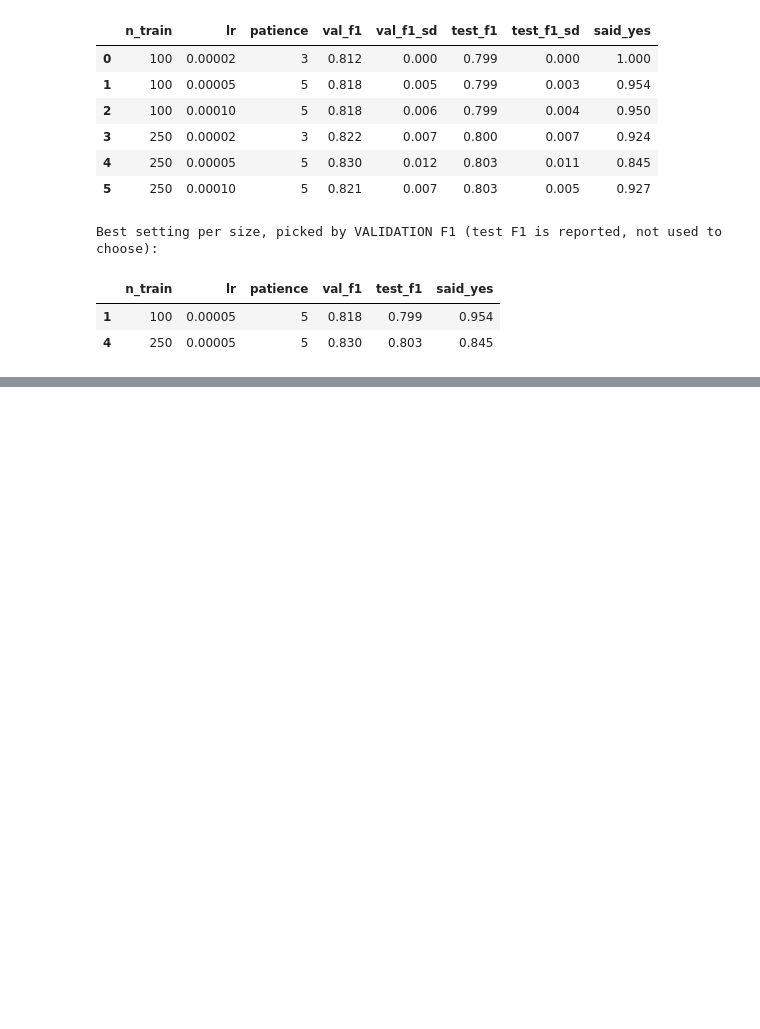
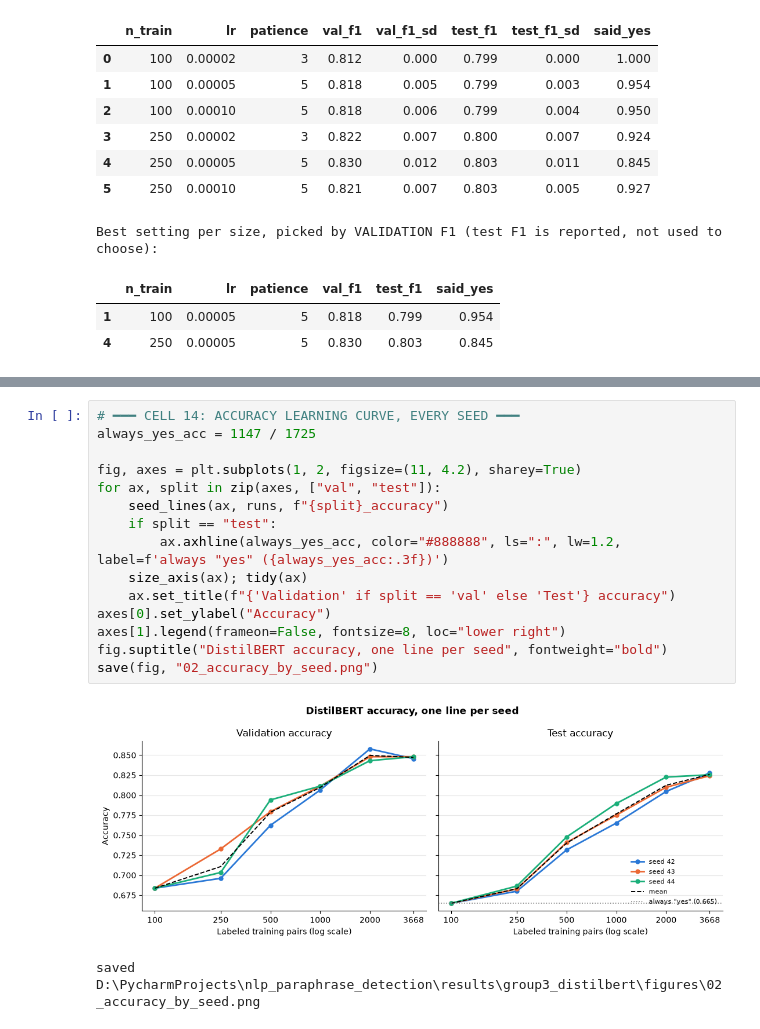
Before and after one commit to freemanchamjames/nlp_paraphrase_detection, a Jupyter notebook: notebooks/04_group3_distilbert.ipynb, the cells around one changed output, grey strips where cells are left out. Drawn from its saved outputs; the diff is of its cells as text; blank space fills up the shorter version.

```diff
--- a/notebooks/04_group3_distilbert.ipynb
+++ b/notebooks/04_group3_distilbert.ipynb
@@ -540,0 +613,18 @@ Never paste the token into the notebook itself.
+# %%
+# ━━━ CELL 14: ACCURACY LEARNING CURVE, EVERY SEED ━━━
+always_yes_acc = 1147 / 1725
+
+fig, axes = plt.subplots(1, 2, figsize=(11, 4.2), sharey=True)
+for ax, split in zip(axes, ["val", "test"]):
+    seed_lines(ax, runs, f"{split}_accuracy")
+    if split == "test":
+        ax.axhline(always_yes_acc, color="#888888", ls=":", lw=1.2, label=f'always "yes" ({always_yes_acc:.3f})')
+    size_axis(ax); tidy(ax)
+    ax.set_title(f"{'Validation' if split == 'val' else 'Test'} accuracy")
+axes[0].set_ylabel("Accuracy")
+axes[1].legend(frameon=False, fontsize=8, loc="lower right")
+fig.suptitle("DistilBERT accuracy, one line per seed", fontweight="bold")
+save(fig, "02_accuracy_by_seed.png")
+# %% [output]
+[figure, added]
+saved D:\PycharmProjects\nlp_paraphrase_detection\results\group3_distilbert\figures\02_accuracy_by_seed.png
```
Also changed, not shown: parts of 34 cells of this notebook, 15 other files.
